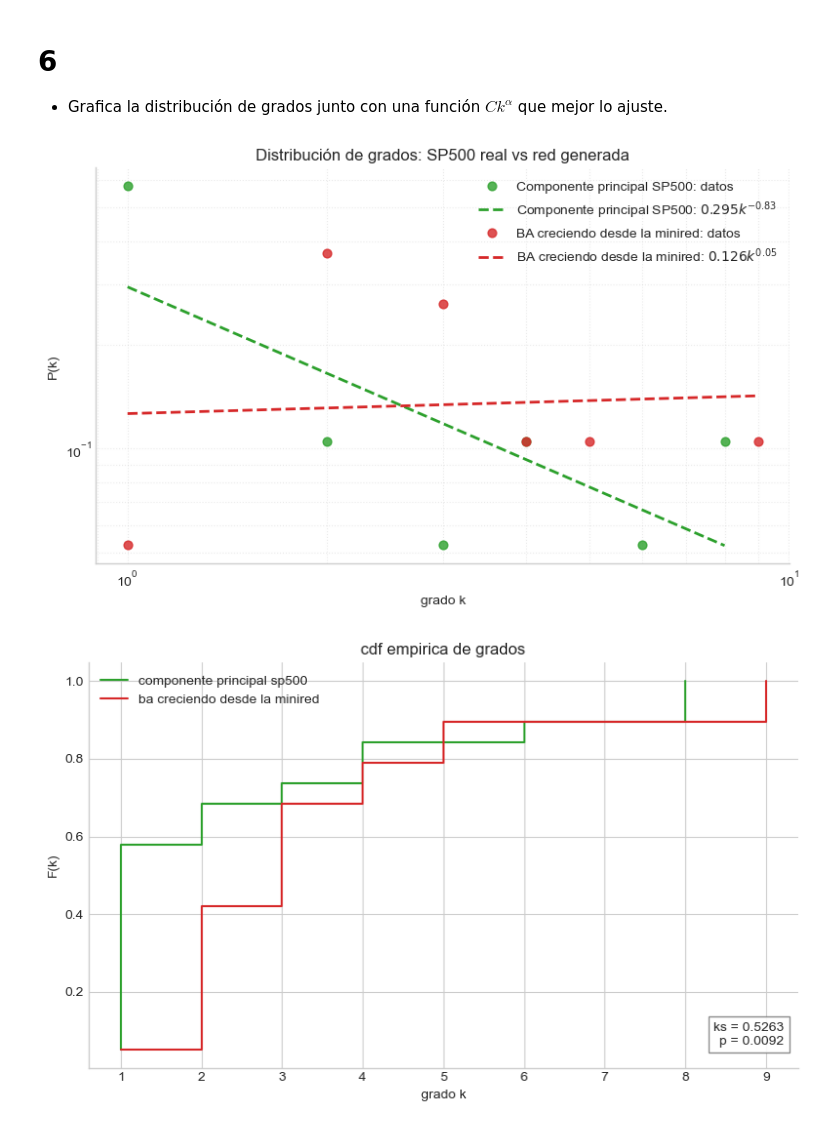
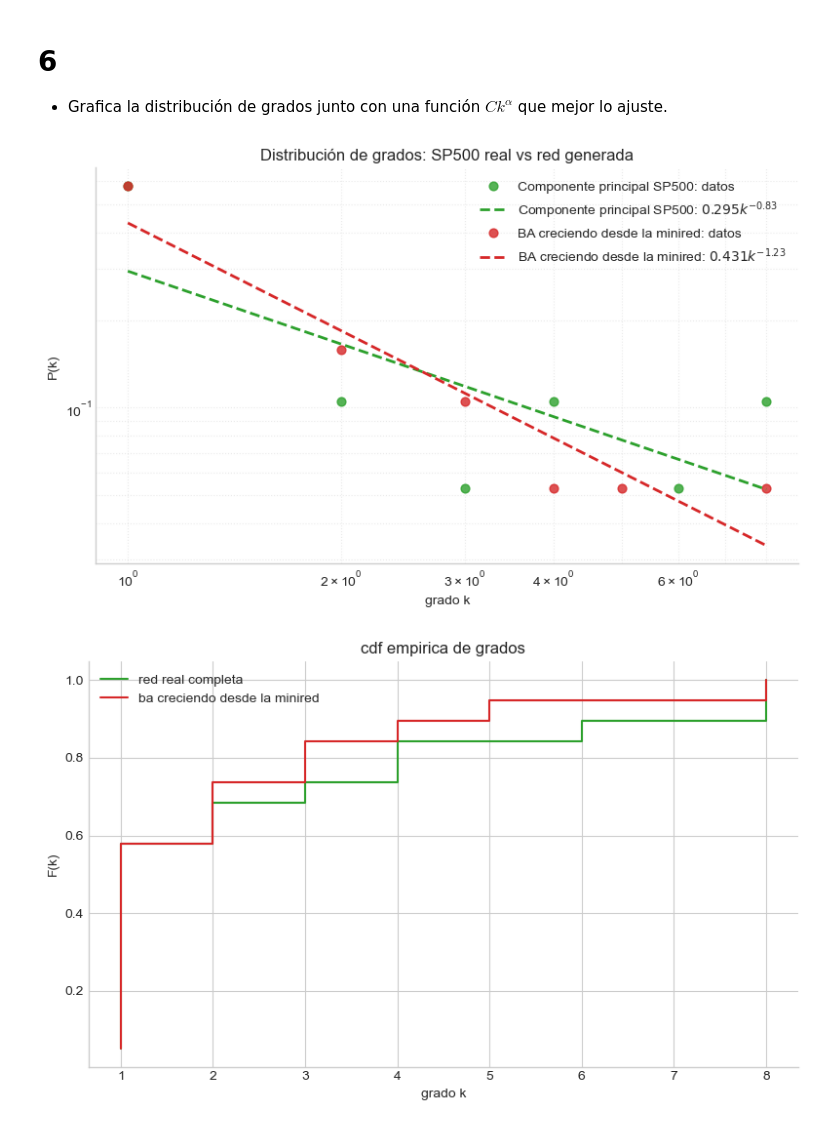
Before and after one commit to heritaco/LDS1121-Complex-Networks, a Jupyter notebook: notebooks/11 Modelo de Barabasi-Albert - Redes aleatorias vs redes reales/03 SP500.ipynb, the cells around one changed output. Saved outputs shown, nothing was run; the diff lists cells and outputs as text; code cells hidden in the pictures.

```diff
--- a/notebooks/11 Modelo de Barabasi-Albert - Redes aleatorias vs redes reales/03 SP500.ipynb
+++ b/notebooks/11 Modelo de Barabasi-Albert - Redes aleatorias vs redes reales/03 SP500.ipynb
@@ -180,7 +180,7 @@ components = sorted(nx.connected_components(G_full), key=len, reverse=True)
 G_real = G_full.subgraph(components[0]).copy()
 # %%
 # construir la minired
-mini_real, ranked_hubs, backbone = build_hub_mini_network(G_real, top_k=10, expand_steps=0)
+mini_real, ranked_hubs, backbone = build_hub_mini_network(G_real, top_k=5, expand_steps=0)
 # %%
 # estimar m
 average_degree_mini = np.mean([degree for _, degree in mini_real.degree()])
@@ -406,48 +387,35 @@ ax.legend()
 plt.tight_layout()
 plt.show()
 # %% [output]
-[figure, old version]
+[figure, new version]
 # %%
-# prueba ks
-from scipy.stats import ks_2samp
-
 # grados de cada red
 deg_real = np.array([d for _, d in G_real.degree()])
 deg_ba = np.array([d for _, d in G_ba_grown.degree()])
-ks_stat, p_value = ks_2samp(deg_real, deg_ba, alternative="two-sided")
 
 # cdf empirica
 def ecdf(x):
     x = np.sort(np.asarray(x))
     y = np.arange(1, len(x) + 1) / len(x)
     return x, y
 
 x_real, y_real = ecdf(deg_real)
 x_ba, y_ba = ecdf(deg_ba)
 
 # graficar cdfs
 fig, ax = plt.subplots(figsize=(8, 5))
 
-ax.step(x_real, y_real, where="post", color="tab:green", label="componente principal sp500")
+ax.step(x_real, y_real, where="post", color="tab:green", label="red real completa")
 ax.step(x_ba, y_ba, where="post", color="tab:red", label="ba creciendo desde la minired")
 
 ax.set_xlabel("grado k")
 ax.set_ylabel("F(k)")
 ax.set_title("cdf empirica de grados")
 ax.legend()
 
-ax.text(
-    0.98, 0.05,
-    f"ks = {ks_stat:.4f}\np = {p_value:.4f}",
-    transform=ax.transAxes,
-    ha="right",
-    va="bottom",
-    bbox=dict(facecolor="white", edgecolor="gray", alpha=0.9),
-)
-
 plt.tight_layout()
 plt.show()
 # %% [output]
-[figure, old version]
+[figure, new version]
 # %% [markdown]
 La red generada desde la minired reproduce una idea importante del SP500: una gran parte de la atencion se concentra en pocas empresas del nucleo tecnologico, en especial NVDA, MSFT, AMZN, AMD y PLTR. En ese sentido, el modelo de Barabasi-Albert si captura la tendencia a que los nodos que empiezan siendo centrales sigan acumulando conexiones.
```
Also changed, not shown: parts of 11 cells of this notebook, 32 other files.
